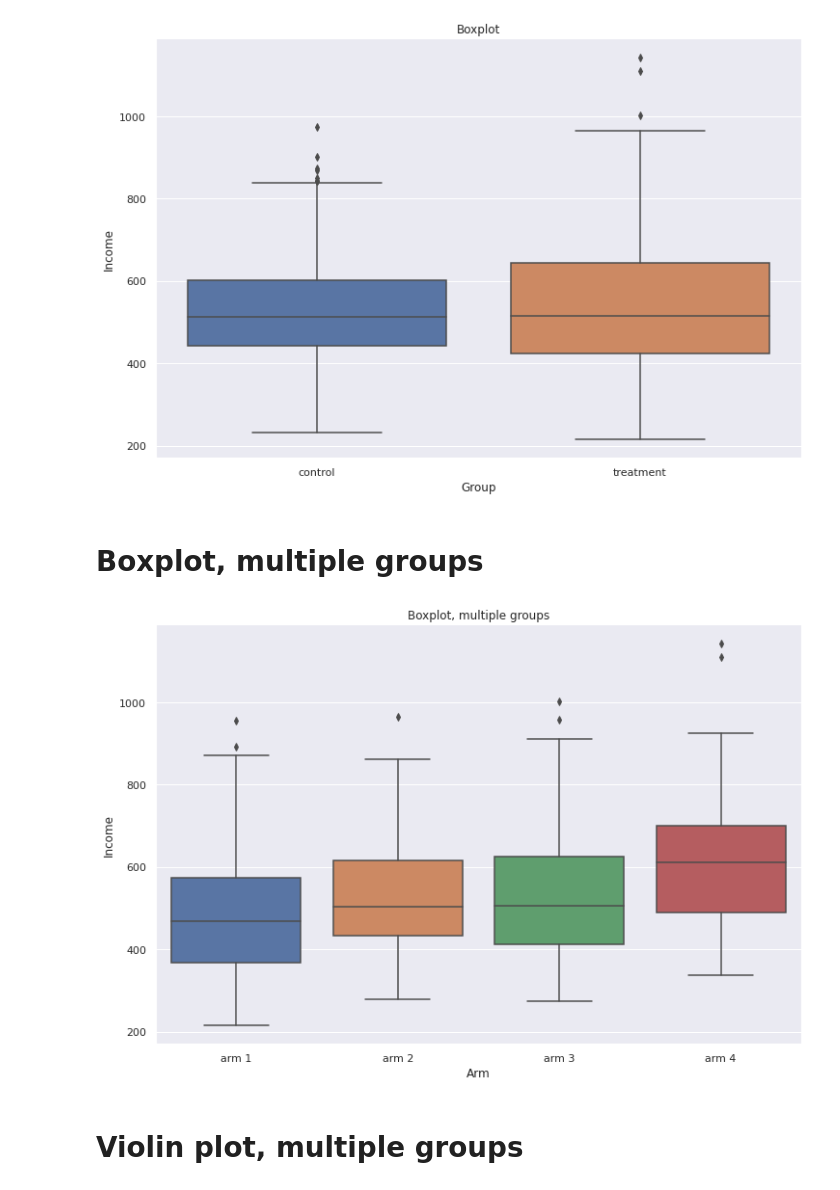
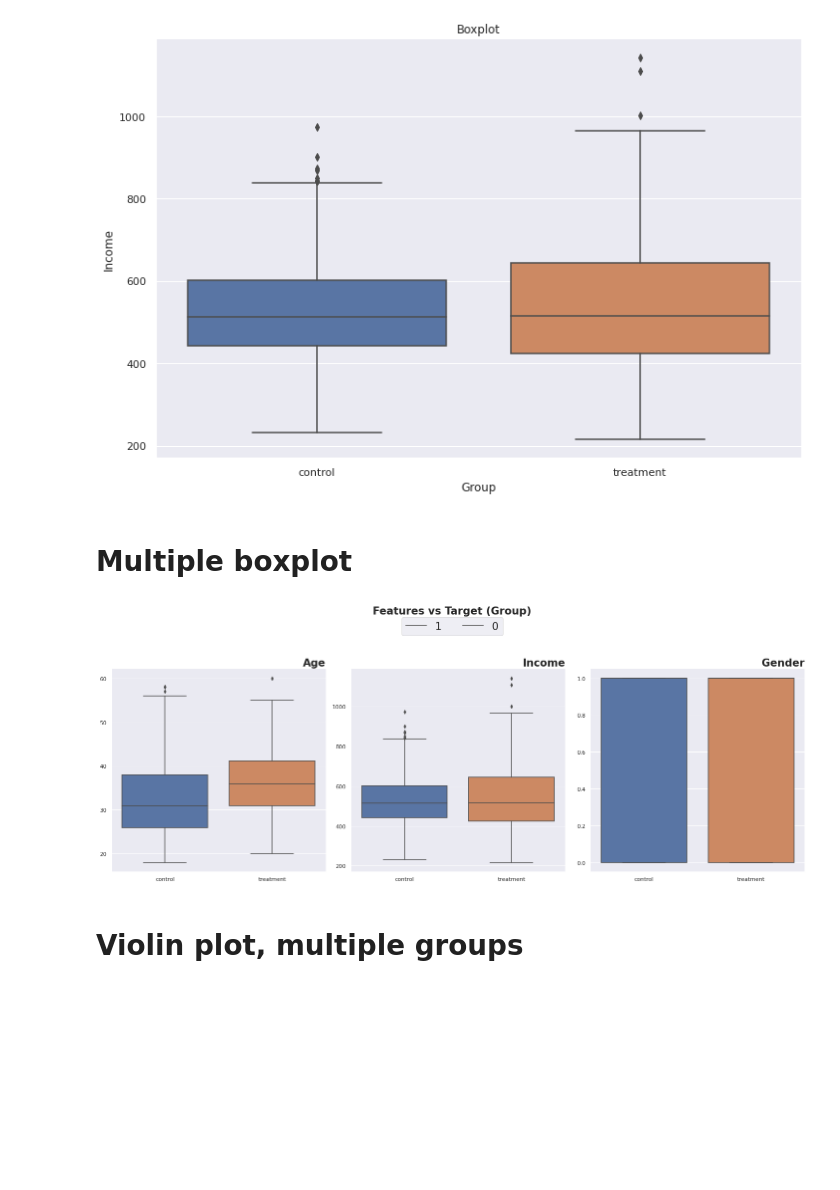
Before and after one commit to beatwad/kaggle_tips, a Jupyter notebook: Visualization/Tabular.ipynb, the cells around one changed output. Saved outputs shown, nothing was run; the diff lists cells and outputs as text; code cells hidden in the pictures; blank space fills up the shorter version.

Commit message:
Add more visualization patterns.

```diff
--- a/Visualization/Tabular.ipynb
+++ b/Visualization/Tabular.ipynb
@@ -40,12 +88,31 @@ plt.title("Boxplot");
 # %% [output]
 [figure]
 # %% [markdown]
-# Boxplot, multiple groups
+# Multiple boxplot
 # %%
-sns.boxplot(x='Arm', y='Income', data=df.sort_values('Arm'));
-plt.title("Boxplot, multiple groups");
+num_cols = ['Age', 'Income', 'Gender']
+figsize = (20, 8)
+
+def plot_target_boxplot(df, df_cols, n_rows, n_cols, target):
+    fig = plt.figure(figsize=figsize)
+
+    for idx, col in enumerate(df_cols):
+        ax = plt.subplot(n_rows, n_cols, idx + 1)
+        sns.boxplot(x=target, y=col, data=df)
+
+        ax.set_ylabel(''); ax.spines['top'].set_visible(False),
+        ax.set_xlabel(''); ax.spines['right'].set_visible(False)
+        ax.set_title(f'{col}', loc='right', weight='bold', fontsize=21)
+
+
+    fig.suptitle(f'Features vs Target ({target})\n\n\n', ha='center',  fontweight='bold', fontsize=21)
+    fig.legend([1, 0], loc='upper center', bbox_to_anchor=(0.5, 0.96), fontsize=21, ncol=3)
+    plt.tight_layout()
+    plt.show()
+
+plot_target_boxplot(df, num_cols, n_rows=1, n_cols=3, target='Group')
 # %% [output]
-[figure, old version]
+[figure, new version]
 # %% [markdown]
 # Violin plot, multiple groups
 # %%
```
Also changed, not shown: parts of 17 cells of this notebook, 3 other files.
